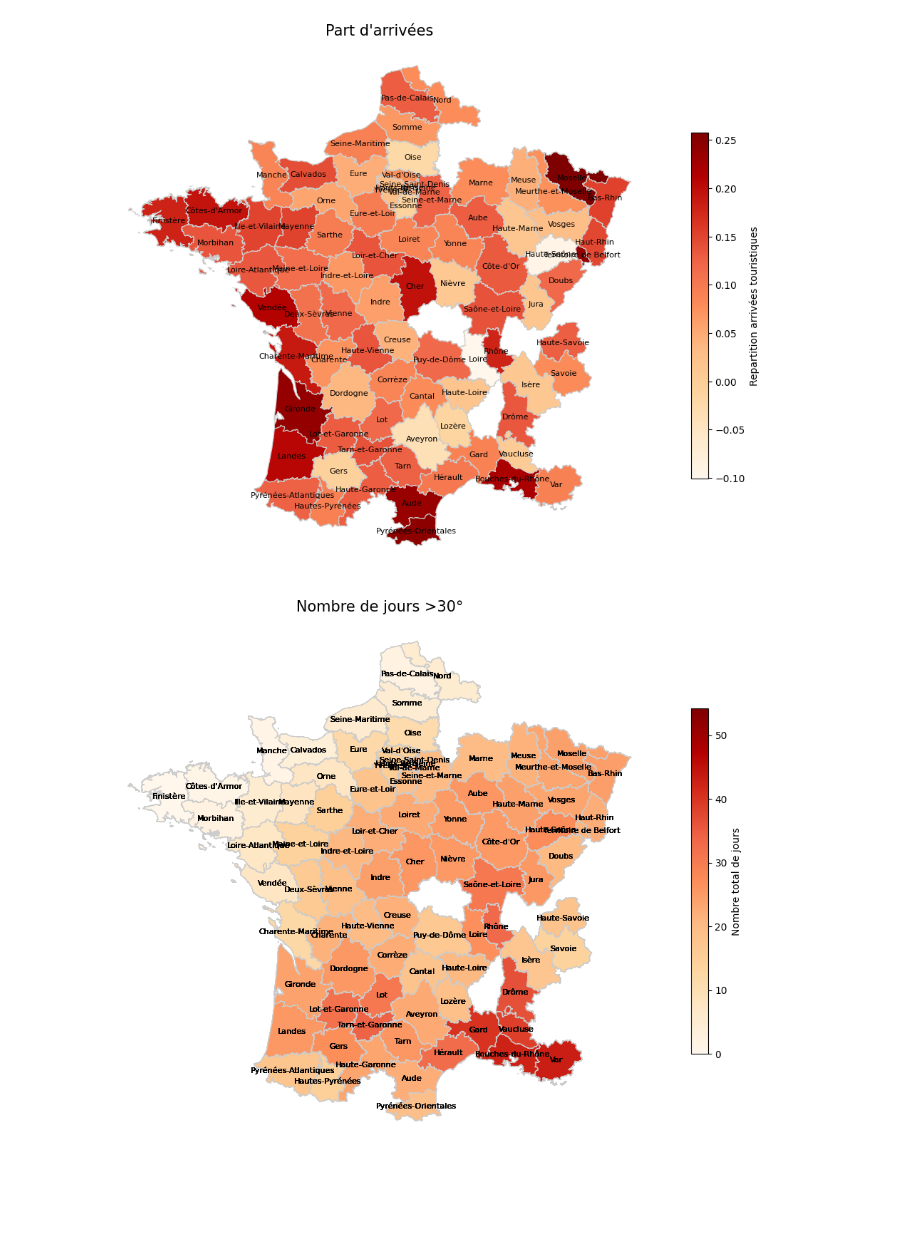
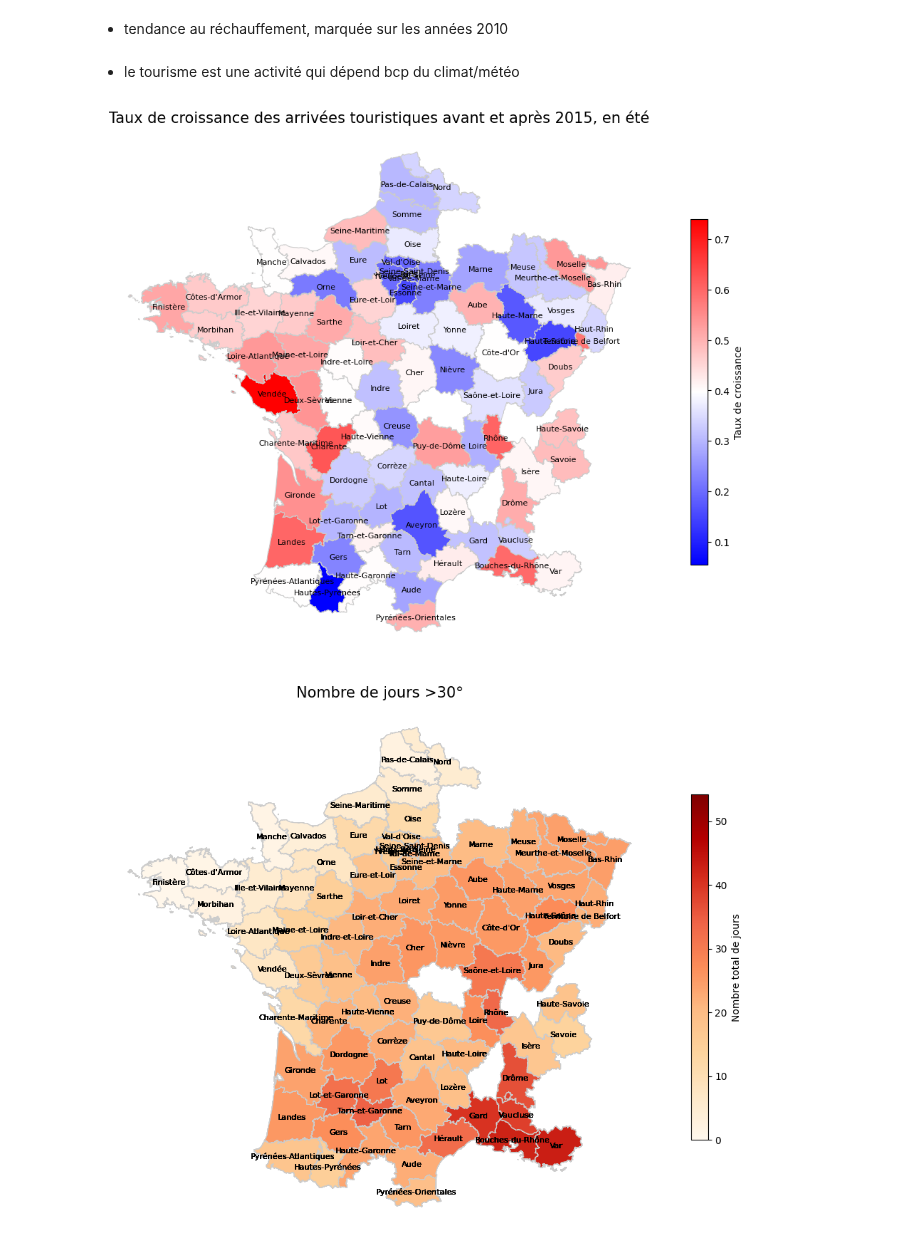
Before and after one commit to Manonchvllr/Project, a Jupyter notebook: src/rapport.ipynb, the cells around one changed output. Cells and saved outputs as stored; diff of their text form; code cells hidden in the pictures; blank space fills up the shorter version.

```diff
--- a/src/rapport.ipynb
+++ b/src/rapport.ipynb
@@ -19,0 +38,2 @@ df.head()
+# %% [markdown]
+- tendance au réchauffement, marquée sur les années 2010
@@ -20,11 +49,12 @@ df.head()
+# %% [markdown]
+- le tourisme est une activité qui dépend bcp du climat/météo
 # %%
 
-# # indicateurs_climat.nbj_evol_2015(df, annees = [i for i in range(2011, 2023)], mois = [6, 9], var_climat = "NBJTX30")
 
-cartes.carte(indicateurs_tourisme.evol_arrivees(df, ["hiver"]),
+cartes.carte(indicateurs_tourisme.evol_arrivees(df, [7,8]),
               "evol_2015",
-              "Repartition arrivées touristiques",
-              "Part d'arrivées")
+              "Taux de croissance",
+              "Taux de croissance des arrivées touristiques avant et après 2015, en été")
 # %% [output]
-[figure, old version]
+[figure, new version]
 # %%
```
Also changed, not shown: parts of 8 cells of this notebook, 3 other files.
